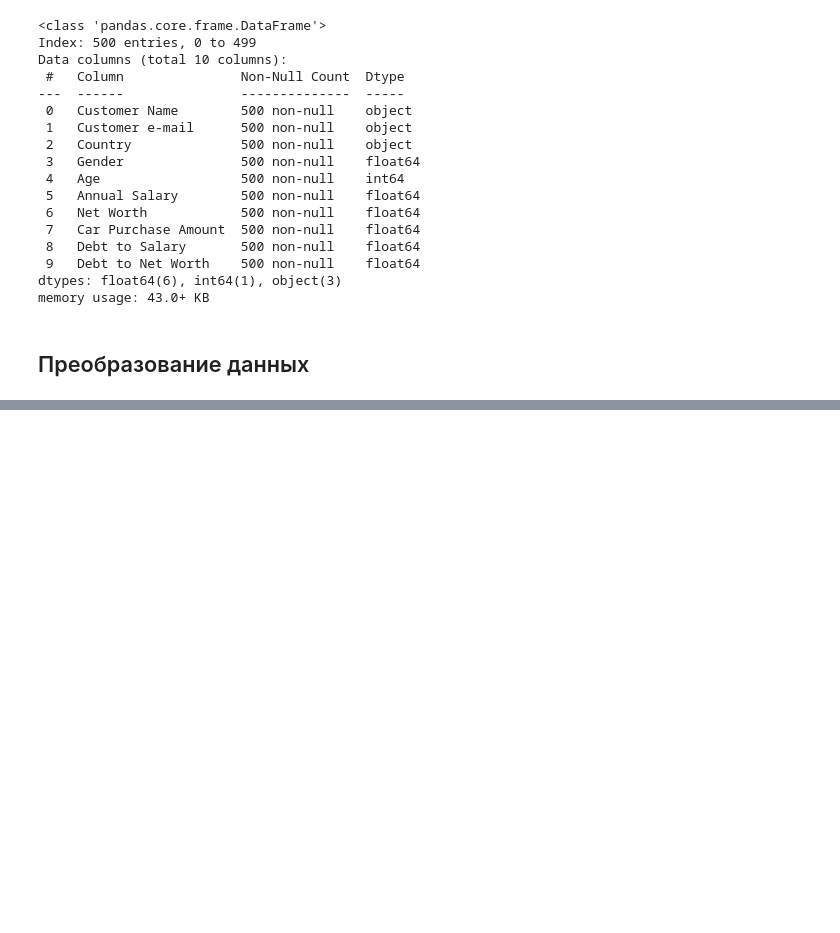
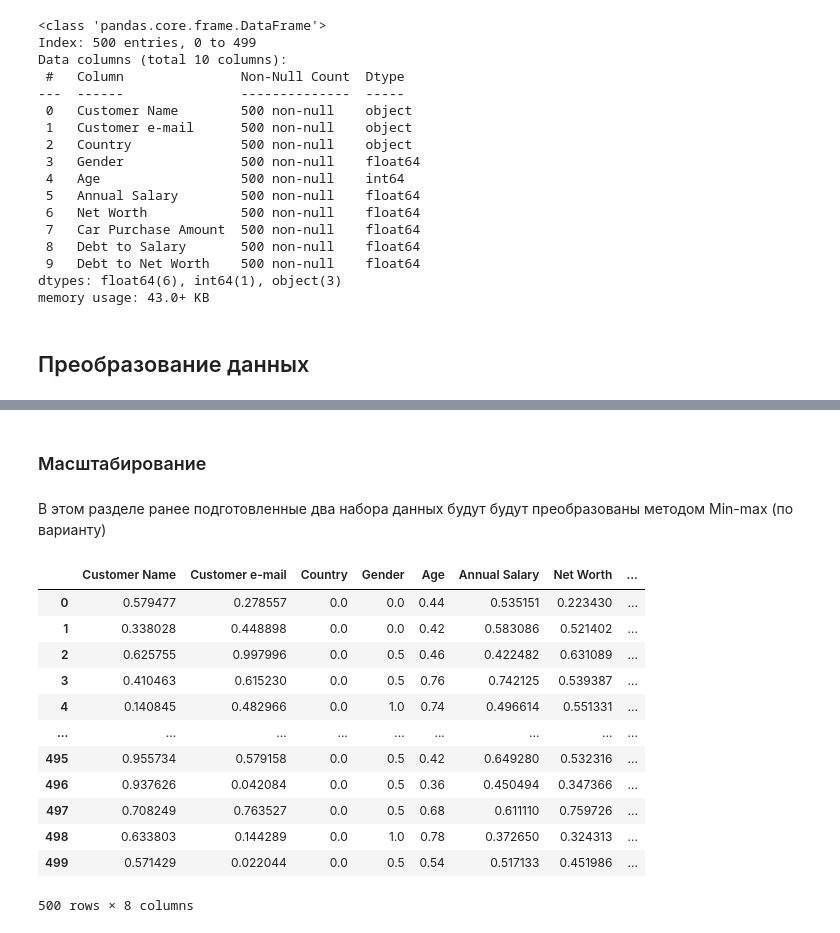
Before and after one commit to maxi7665/IAD, a Jupyter notebook: lab1/lab1.ipynb, the cells around one changed output, grey strips where cells are left out. Drawn from its saved outputs; the diff is of its cells as text; code cells hidden in the pictures; blank space fills up the shorter version.

```diff
--- a/lab1/lab1.ipynb
+++ b/lab1/lab1.ipynb
@@ -307,0 +357,3 @@ memory usage: 43.0+ KB
+# %%
+ds_copy = ds_copy.drop(columns=["Customer Name", "Customer e-mail", "Country"])
+ds_copy
@@ -307,0 +374,30 @@ memory usage: 43.0+ KB
+# %% [markdown]
+### Масштабирование
+# %% [markdown]
+В этом разделе ранее подготовленные два набора данных будут будут преобразованы методом Min-max (по варианту)
+# %%
+# скопируем два набора данных - исходный и сформированный
+ds_transformed = ds.copy()
+ds_copy_transformed = ds_copy.copy()
+
+
+from sklearn.preprocessing import MinMaxScaler
+
+# масштабируем первый набор
+scaler1 = MinMaxScaler()
+ds_transformed[ds_transformed.columns] = pd.DataFrame(scaler1.fit_transform(ds_transformed))
+ds_transformed
+# %% [output]
+|  | Customer Name | Customer e-mail | Country | Gender | Age | Annual Salary | Net Worth | ... |
+| 0 | 0.579477 | 0.278557 | 0.0 | 0.0 | 0.44 | 0.535151 | 0.223430 | ... |
+| 1 | 0.338028 | 0.448898 | 0.0 | 0.0 | 0.42 | 0.583086 | 0.521402 | ... |
+| 2 | 0.625755 | 0.997996 | 0.0 | 0.5 | 0.46 | 0.422482 | 0.631089 | ... |
+| 3 | 0.410463 | 0.615230 | 0.0 | 0.5 | 0.76 | 0.742125 | 0.539387 | ... |
+| 4 | 0.140845 | 0.482966 | 0.0 | 1.0 | 0.74 | 0.496614 | 0.551331 | ... |
+| ... | ... | ... | ... | ... | ... | ... | ... | ... |
+| 495 | 0.955734 | 0.579158 | 0.0 | 0.5 | 0.42 | 0.649280 | 0.532316 | ... |
+| 496 | 0.937626 | 0.042084 | 0.0 | 0.5 | 0.36 | 0.450494 | 0.347366 | ... |
+| 497 | 0.708249 | 0.763527 | 0.0 | 0.5 | 0.68 | 0.611110 | 0.759726 | ... |
+| 498 | 0.633803 | 0.144289 | 0.0 | 1.0 | 0.78 | 0.372650 | 0.324313 | ... |
+| 499 | 0.571429 | 0.022044 | 0.0 | 0.5 | 0.54 | 0.517133 | 0.451986 | ... |
+500 rows × 8 columns
```
Also changed, not shown: parts of 14 cells of this notebook.
